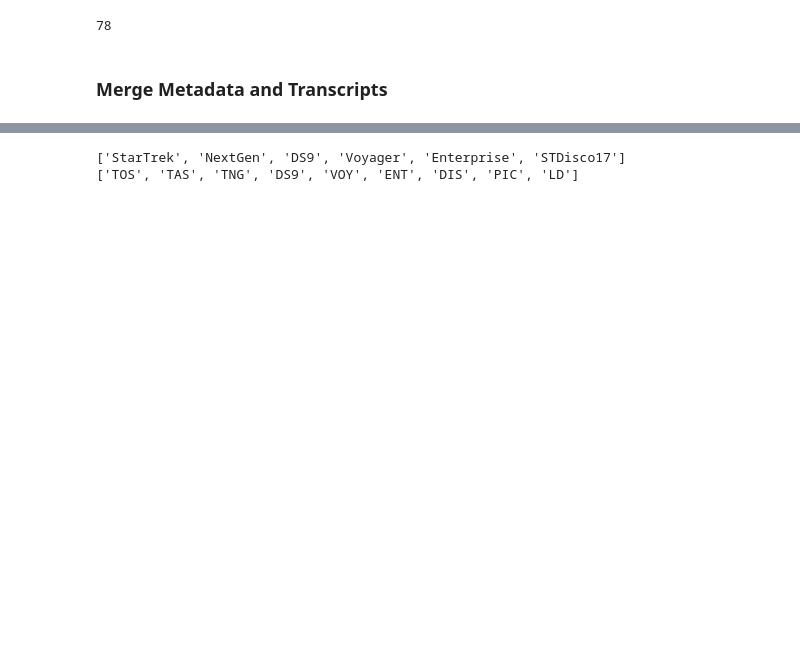
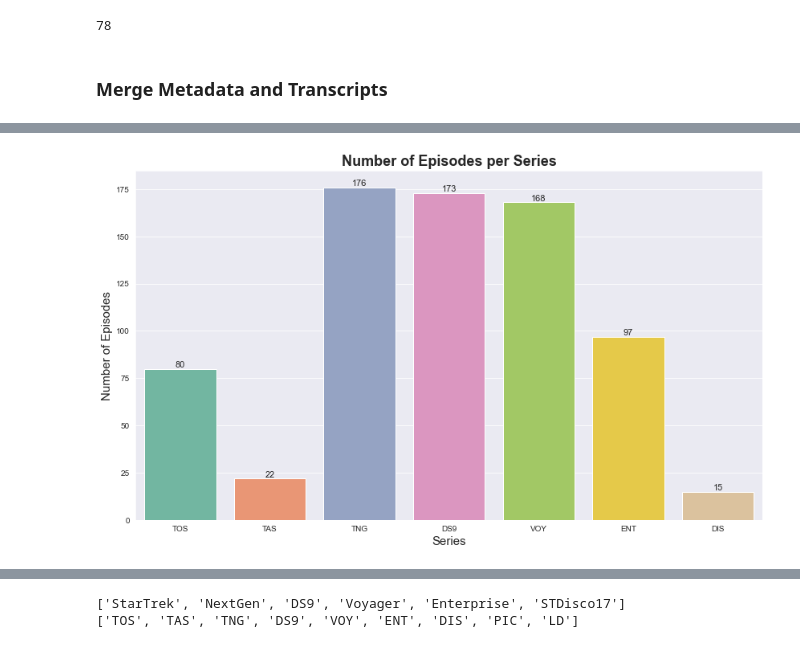
Before and after one commit to mediasittich/bayesian_topic_modeling_lda, a Jupyter notebook: notebooks/Cleaning and Exploring the Data.ipynb, the cells around one changed output, grey strips where cells are left out. Drawn from its saved outputs; the diff is of its cells as text; code cells hidden in the pictures; blank space fills up the shorter version.

```diff
--- a/notebooks/Cleaning and Exploring the Data.ipynb
+++ b/notebooks/Cleaning and Exploring the Data.ipynb
@@ -758,0 +795,15 @@ transcripts_full.iloc[734]['transcript']
+# %%
+plt.figure(figsize=(14,8))
+ax = sns.countplot(data=transcripts_full, x = 'abbr')
+
+ax.set_title('Number of Episodes per Series',fontsize = 18, fontweight='bold' )
+ax.set_xlabel('Series', fontsize = 15)
+ax.set_ylabel('Number of Episodes', fontsize = 15)
+
+for rect in ax.patches:
+    ax.text (rect.get_x() + rect.get_width()  / 2,rect.get_height()
+             + 0.75,rect.get_height(),horizontalalignment='center', fontsize = 11)
+
+plt.show()
+# %% [output]
+[figure, added]
```
Also changed, not shown: parts of 25 cells of this notebook.
